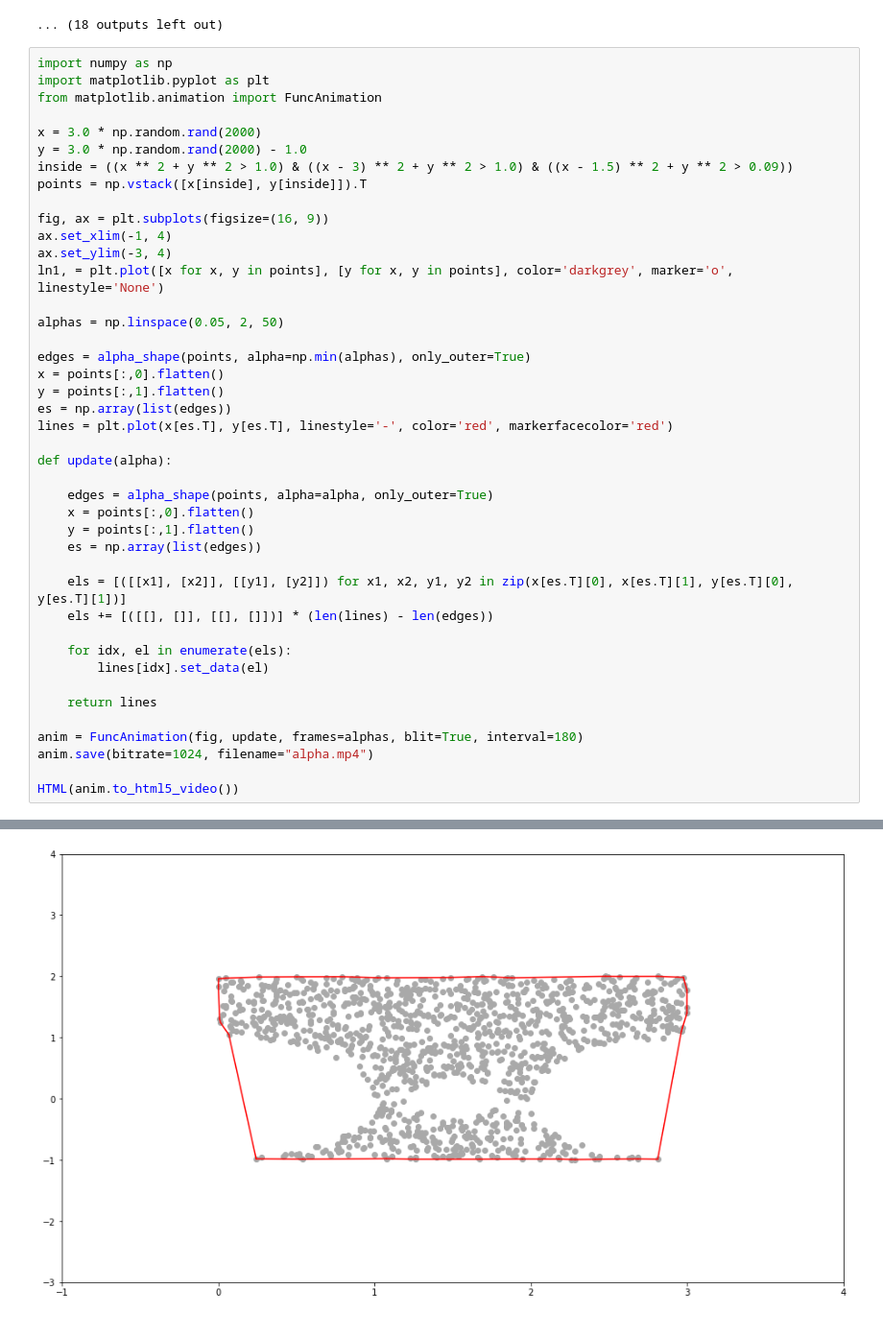
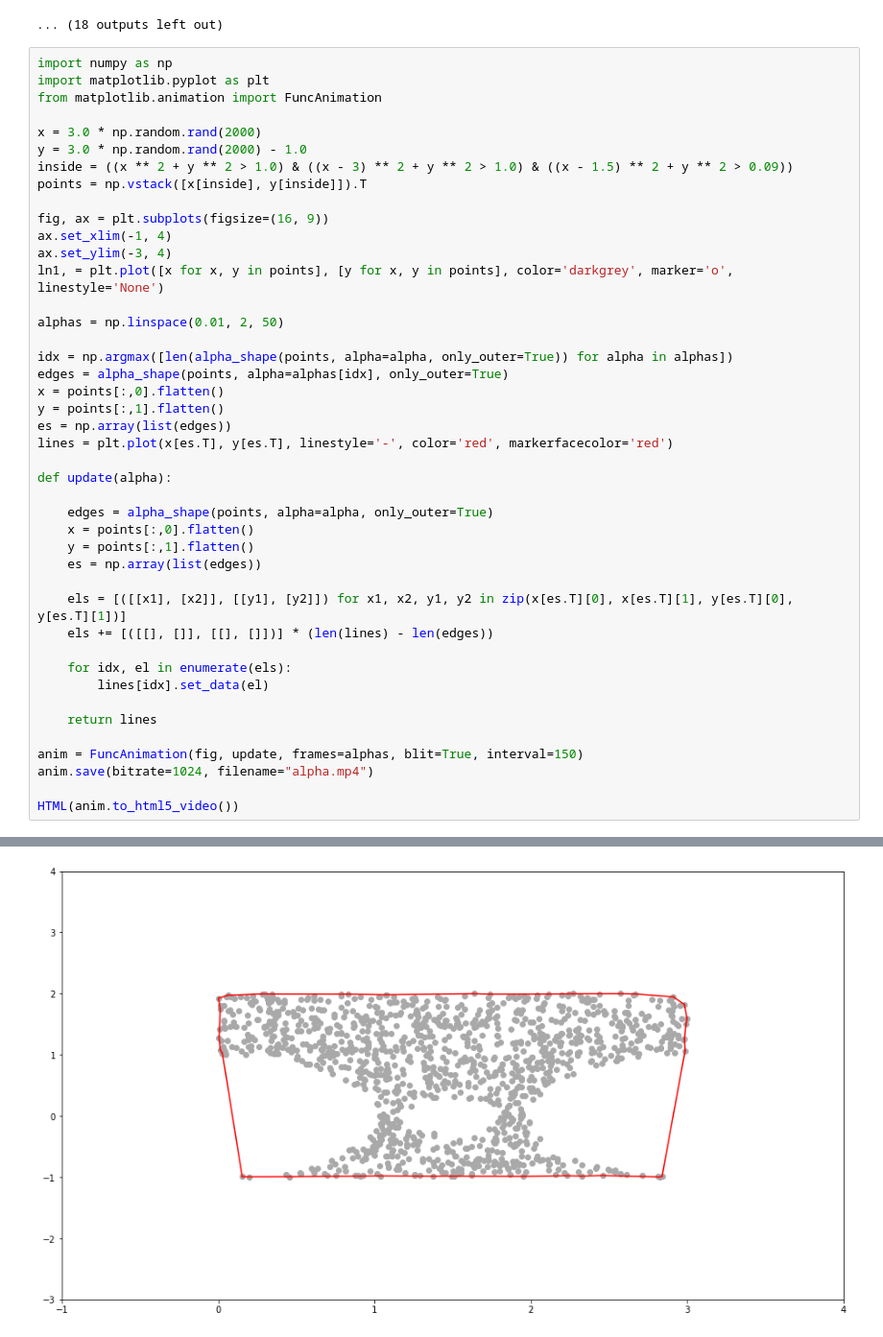
Before and after one commit to lilimatic/alphashape_animation, a Jupyter notebook: Alpha Shapes.ipynb, the cells around one changed output, grey strips where cells are left out. Shown at 96% size. Saved outputs shown, nothing was run; the diff lists cells and outputs as text.

```diff
--- a/Alpha Shapes.ipynb
+++ b/Alpha Shapes.ipynb
@@ -115,34 +115,35 @@ fig, ax = plt.subplots(figsize=(16, 9))
 ax.set_xlim(-1, 4)
 ax.set_ylim(-3, 4)
 ln1, = plt.plot([x for x, y in points], [y for x, y in points], color='darkgrey', marker='o', linestyle='None')
 
-alphas = np.linspace(0.05, 2, 50)
+alphas = np.linspace(0.01, 2, 50)
 
-edges = alpha_shape(points, alpha=np.min(alphas), only_outer=True)
+idx = np.argmax([len(alpha_shape(points, alpha=alpha, only_outer=True)) for alpha in alphas])
+edges = alpha_shape(points, alpha=alphas[idx], only_outer=True)
 x = points[:,0].flatten()
 y = points[:,1].flatten()
 es = np.array(list(edges))
 lines = plt.plot(x[es.T], y[es.T], linestyle='-', color='red', markerfacecolor='red')
 
 def update(alpha):
 
     edges = alpha_shape(points, alpha=alpha, only_outer=True)
     x = points[:,0].flatten()
     y = points[:,1].flatten()
     es = np.array(list(edges))
 
     els = [([[x1], [x2]], [[y1], [y2]]) for x1, x2, y1, y2 in zip(x[es.T][0], x[es.T][1], y[es.T][0], y[es.T][1])]
     els += [([[], []], [[], []])] * (len(lines) - len(edges))
 
     for idx, el in enumerate(els):
         lines[idx].set_data(el)
 
     return lines
 
-anim = FuncAnimation(fig, update, frames=alphas, blit=True, interval=180)
+anim = FuncAnimation(fig, update, frames=alphas, blit=True, interval=150)
 anim.save(bitrate=1024, filename="alpha.mp4")
 
 HTML(anim.to_html5_video())
 # %% [output]
 [interactive output not drawn]
-[figure, old version]
+[figure, new version]
```
Also changed, not shown: parts of 1 cell of this notebook, 1 other file.
